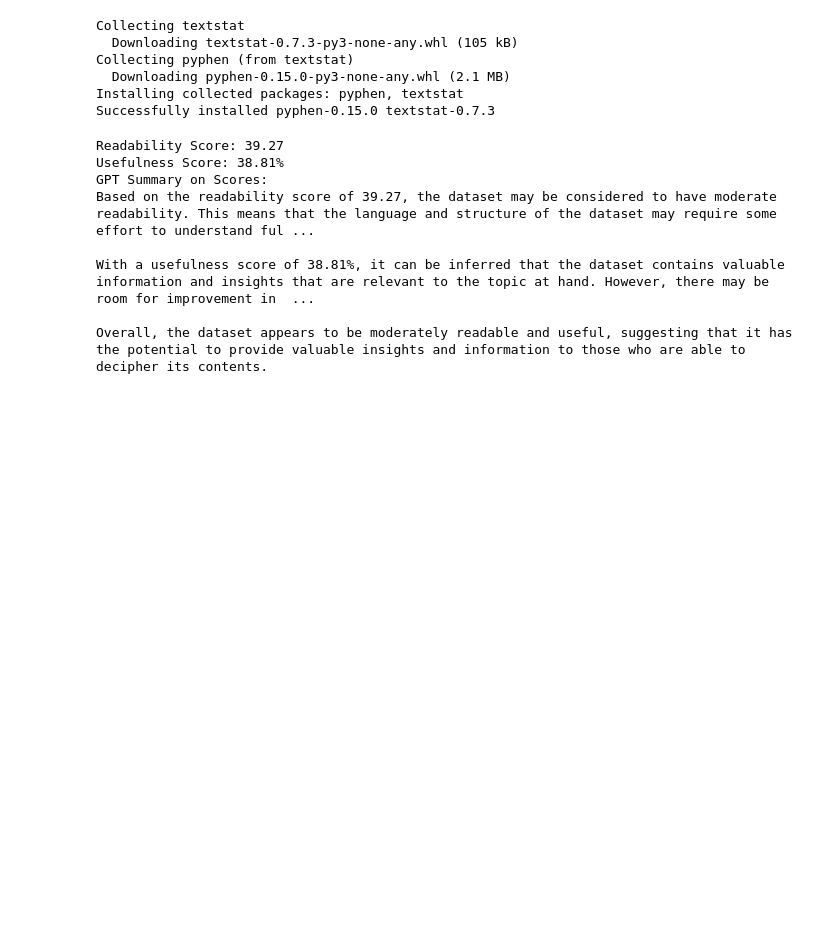
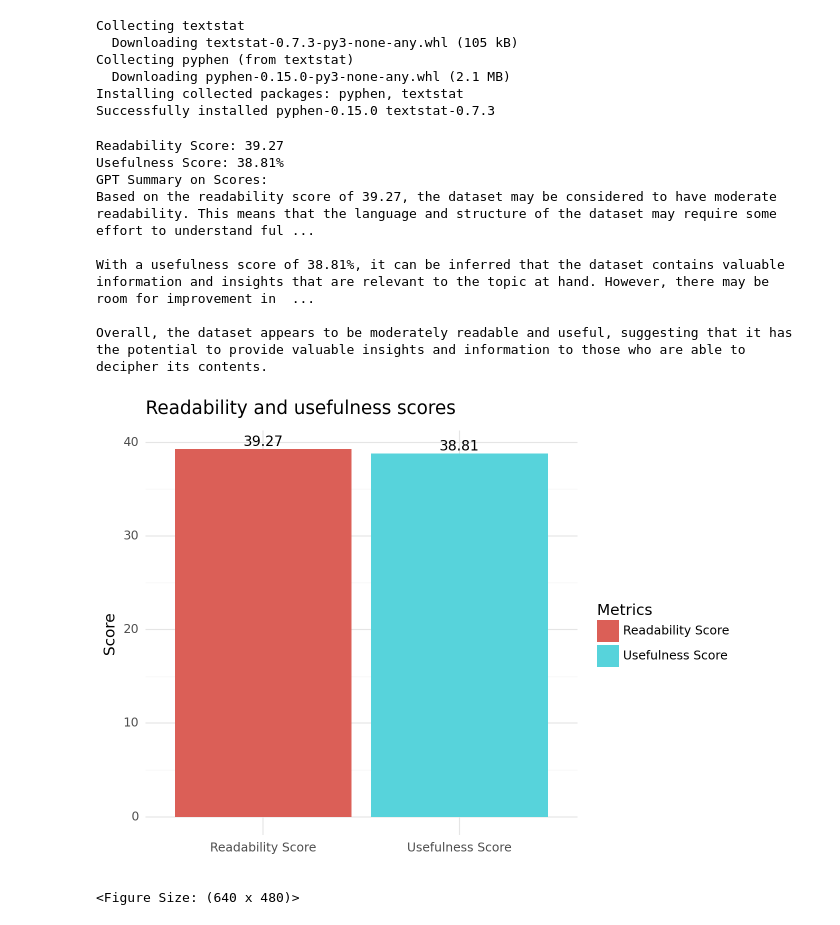
Before and after one commit to NagillaUdayasree/Udayasree_INFO5731_Spring2024, a Jupyter notebook: Nagilla_Udayasree_FinalProject.ipynb, the cells around one changed output. Saved outputs shown, nothing was run; the diff lists cells and outputs as text; code cells hidden in the pictures; blank space fills up the shorter version.

```diff
--- a/Nagilla_Udayasree_FinalProject.ipynb
+++ b/Nagilla_Udayasree_FinalProject.ipynb
@@ -314,3 +350,27 @@ Based on the readability score of 39.27, the dataset may be considered to have m
 With a usefulness score of 38.81%, it can be inferred that the dataset contains valuable information and insights that are relevant to the topic at hand. However, there may be room for improvement in  ...
 
 Overall, the dataset appears to be moderately readable and useful, suggesting that it has the potential to provide valuable insights and information to those who are able to decipher its contents.
+# %%
+#Visualization for readability and usefulness score
+from plotnine import ggplot, aes, geom_col, theme_minimal, labs, geom_text
+
+# Example data quality metrics
+readability_score = 39.27
+usefulness_score = 38.81
+
+# Create a dataframe for the scores
+import pandas as pd
+data = pd.DataFrame({'Metrics': ['Readability Score', 'Usefulness Score'],
+                     'Scores': [readability_score, usefulness_score],
+                     'Color': ['blue', 'green']})
+
+# Plot using plotnine
+(ggplot(data, aes(x='Metrics', y='Scores', fill='Metrics')) +
+ geom_col(position='dodge') +
+ geom_text(aes(label='Scores'), va='bottom', size=10, format_string='{:.2f}') +
+ theme_minimal() +
+ labs(title='Readability and usefulness scores',
+      x='', y='Score'))
+# %% [output]
+[figure, added]
+<Figure Size: (640 x 480)>
```
Also changed, not shown: parts of 7 cells of this notebook.
